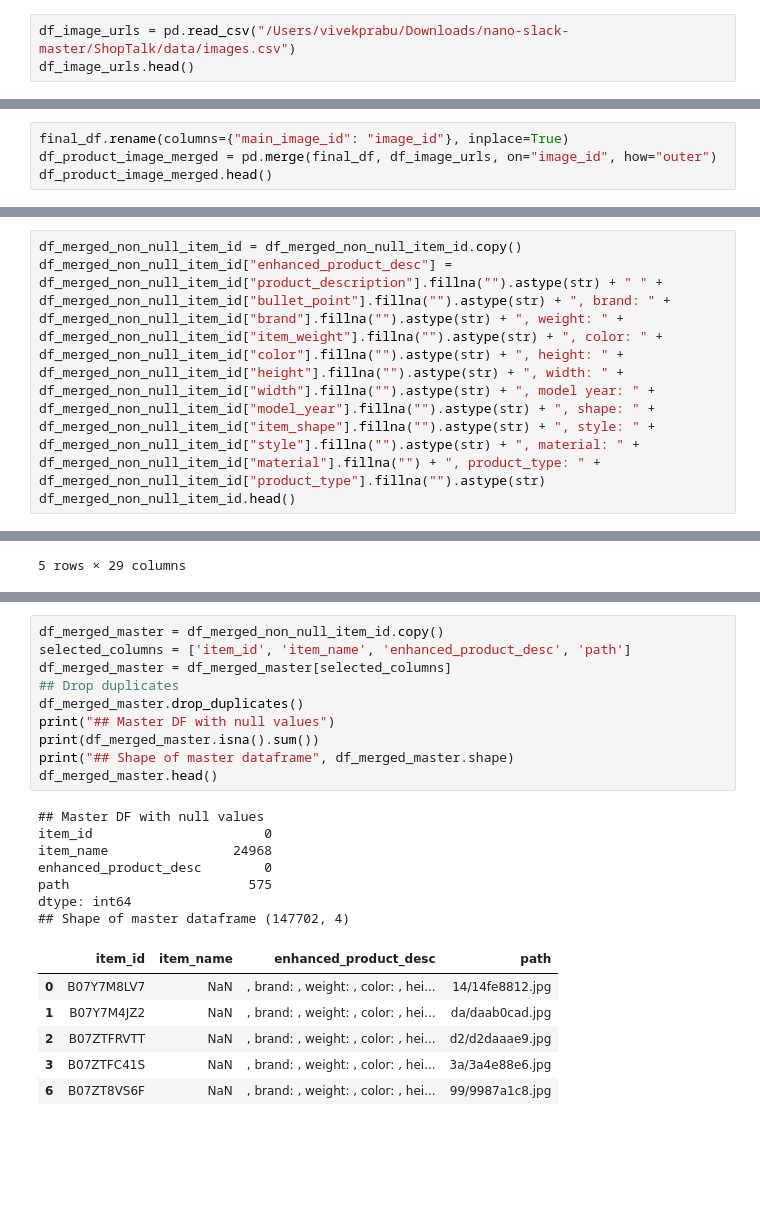
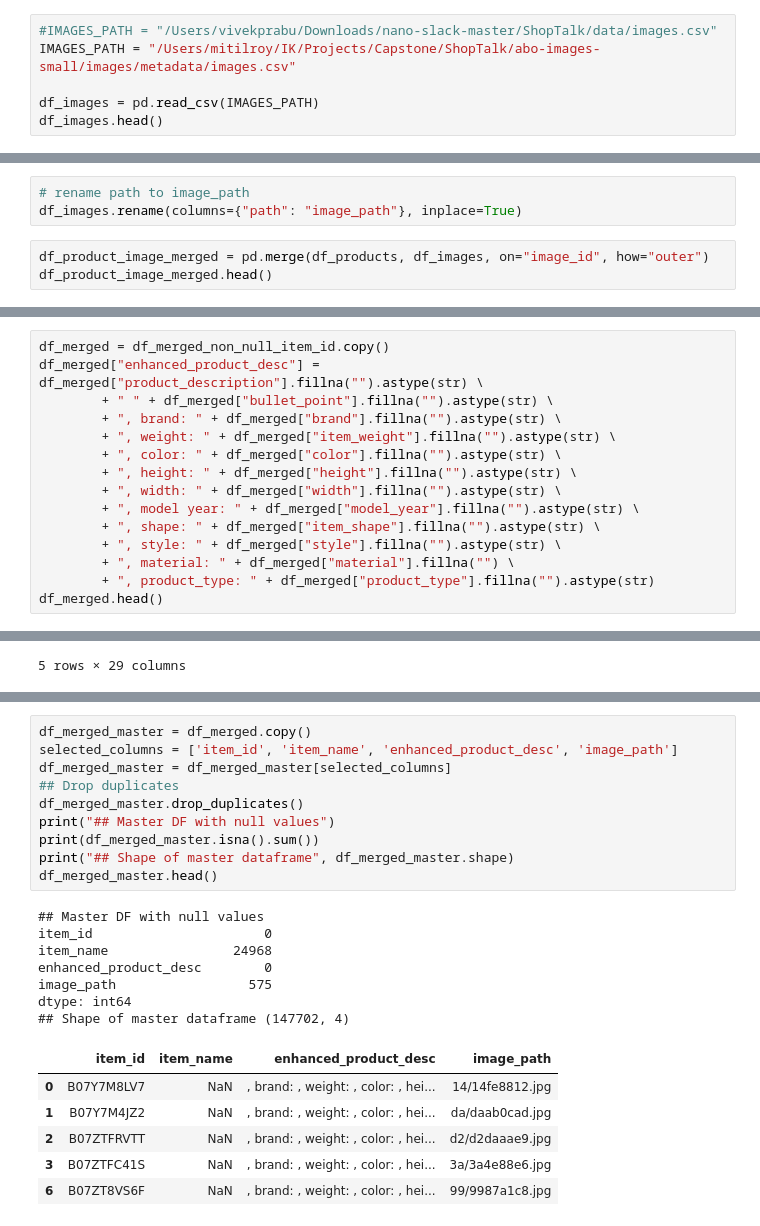
Before and after one commit to vivekprasanna/ShopTalk, a Jupyter notebook: research-initial python notebooks/ShopTalk-DataCleaning.ipynb, the cells around one changed output, grey strips where cells are left out. Cells and saved outputs as stored; diff of their text form; blank space fills up the shorter version.

Commit message:
03052025: Renamed some dataframes.

```diff
--- a/research-initial python notebooks/ShopTalk-DataCleaning.ipynb
+++ b/research-initial python notebooks/ShopTalk-DataCleaning.ipynb
@@ -53,6 +53,9 @@ final_df.head()
 # %%
-df_image_urls = pd.read_csv("/Users/vivekprabu/Downloads/nano-slack-master/ShopTalk/data/images.csv")
-df_image_urls.head()
+#IMAGES_PATH = "/Users/vivekprabu/Downloads/nano-slack-master/ShopTalk/data/images.csv"
+IMAGES_PATH = "/Users/mitilroy/IK/Projects/Capstone/ShopTalk/abo-images-small/images/metadata/images.csv"
+
+df_images = pd.read_csv(IMAGES_PATH)
+df_images.head()
 # %% [output]
 |  | image_id | height | width | path |
 | 0 | 010-mllS7JL | 106 | 106 | 14/14fe8812.jpg |
@@ -60,9 +63,11 @@ df_image_urls.head()
 | 2 | 01sUPg0387L | 111 | 111 | d2/d2daaae9.jpg |
 | 3 | 1168jc-5r1L | 186 | 186 | 3a/3a4e88e6.jpg |
 | 4 | 11RUV5Fs65L | 30 | 500 | d9/d91ab9cf.jpg |
+# %%
+# rename path to image_path
+df_images.rename(columns={"path": "image_path"}, inplace=True)
 # %%
-final_df.rename(columns={"main_image_id": "image_id"}, inplace=True)
-df_product_image_merged = pd.merge(final_df, df_image_urls, on="image_id", how="outer")
+df_product_image_merged = pd.merge(df_products, df_images, on="image_id", how="outer")
 df_product_image_merged.head()
 # %% [output]
 |  | brand | bullet_point | color | item_id | item_name | item_weight | model_name | model_number | ... |
@@ -132,8 +137,19 @@ path                      575
 dtype: int64
 # %%
-df_merged_non_null_item_id = df_merged_non_null_item_id.copy()
-df_merged_non_null_item_id["enhanced_product_desc"] = df_merged_non_null_item_id["product_description"].fillna("").astype(str) + " " + df_merged_non_null_item_id["bullet_point"].fillna("").astype(str) + ", brand: " + df_merged_non_null_item_id["brand"].fillna("").astype(str) + ", weight: " + df_merged_non_null_item_id["item_weight"].fillna("").astype(str) + ", color: " + df_merged_non_null_item_id["color"].fillna("").astype(str) + ", height: " + df_merged_non_null_item_id["height"].fillna("").astype(str) + ", width: " + df_merged_non_null_item_id["width"].fillna("").astype(str) + ", model year: " + df_merged_non_null_item_id["model_year"].fillna("").astype(str) + ", shape: " + df_merged_non_null_item_id["item_shape"].fillna("").astype(str) + ", style: " + df_merged_non_null_item_id["style"].fillna("").astype(str) + ", material: " + df_merged_non_null_item_id["material"].fillna("") + ", product_type: " + df_merged_non_null_item_id["product_type"].fillna("").astype(str)
-df_merged_non_null_item_id.head()
+df_merged = df_merged_non_null_item_id.copy()
+df_merged["enhanced_product_desc"] = df_merged["product_description"].fillna("").astype(str) \
+        + " " + df_merged["bullet_point"].fillna("").astype(str) \
+        + ", brand: " + df_merged["brand"].fillna("").astype(str) \
+        + ", weight: " + df_merged["item_weight"].fillna("").astype(str) \
+        + ", color: " + df_merged["color"].fillna("").astype(str) \
+        + ", height: " + df_merged["height"].fillna("").astype(str) \
+        + ", width: " + df_merged["width"].fillna("").astype(str) \
+        + ", model year: " + df_merged["model_year"].fillna("").astype(str) \
+        + ", shape: " + df_merged["item_shape"].fillna("").astype(str) \
+        + ", style: " + df_merged["style"].fillna("").astype(str) \
+        + ", material: " + df_merged["material"].fillna("") \
+        + ", product_type: " + df_merged["product_type"].fillna("").astype(str)
+df_merged.head()
 # %% [output]
 |  | brand | bullet_point | color | item_id | item_name | item_weight | model_name | model_number | ... |
 | 0 | NaN | NaN | NaN | B07Y7M8LV7 | NaN | NaN | NaN | NaN | ... |
@@ -163,24 +179,24 @@ path                        575
 enhanced_product_desc         0
 dtype: int64
 # %%
-df_merged_master = df_merged_non_null_item_id.copy()
-selected_columns = ['item_id', 'item_name', 'enhanced_product_desc', 'path']
+df_merged_master = df_merged.copy()
+selected_columns = ['item_id', 'item_name', 'enhanced_product_desc', 'image_path']
 df_merged_master = df_merged_master[selected_columns]
 ## Drop duplicates
 df_merged_master.drop_duplicates()
 print("## Master DF with null values")
 print(df_merged_master.isna().sum())
 print("## Shape of master dataframe", df_merged_master.shape)
 df_merged_master.head()
 # %% [output]
 ## Master DF with null values
 item_id                      0
 item_name                24968
 enhanced_product_desc        0
-path                       575
+image_path                 575
 dtype: int64
 ## Shape of master dataframe (147702, 4)
-|  | item_id | item_name | enhanced_product_desc | path |
+|  | item_id | item_name | enhanced_product_desc | image_path |
 | 0 | B07Y7M8LV7 | NaN | , brand: , weight: , color: , hei... | 14/14fe8812.jpg |
 | 1 | B07Y7M4JZ2 | NaN | , brand: , weight: , color: , hei... | da/daab0cad.jpg |
 | 2 | B07ZTFRVTT | NaN | , brand: , weight: , color: , hei... | d2/d2daaae9.jpg |
```
Also changed, not shown: parts of 9 cells of this notebook.
